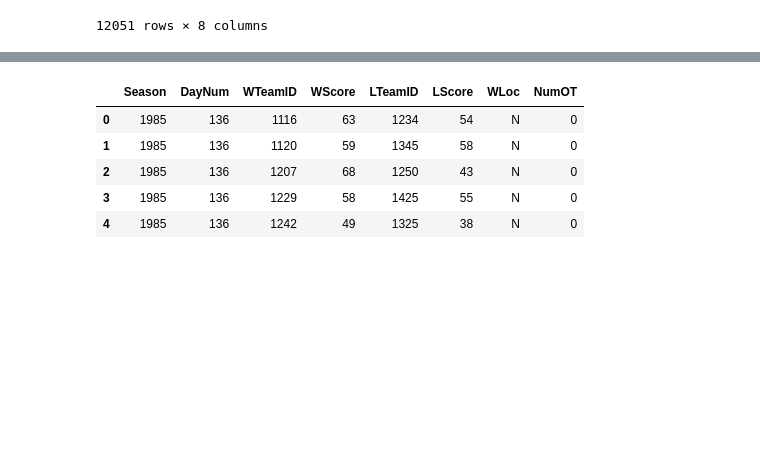
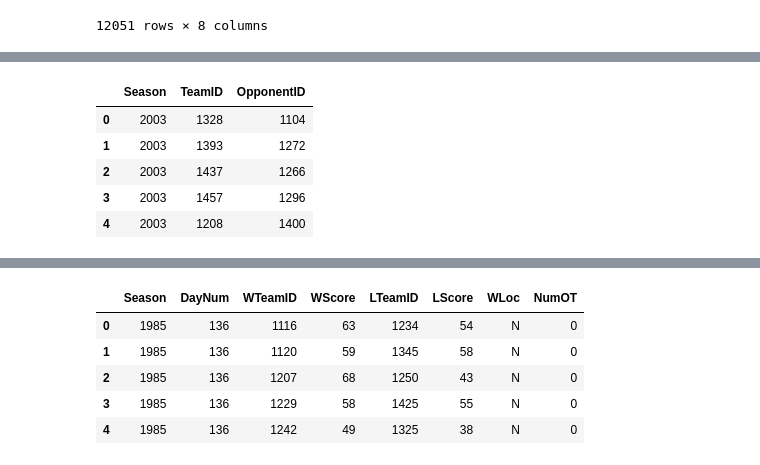
Before and after one commit to krishna-kasuganti/ncaa-bracket-model, a Jupyter notebook: notebooks/02_feature_engineering.ipynb, the cells around one changed output, grey strips where cells are left out. Cells and saved outputs as stored; diff of their text form; code cells hidden in the pictures; blank space fills up the shorter version.

```diff
--- a/notebooks/02_feature_engineering.ipynb
+++ b/notebooks/02_feature_engineering.ipynb
@@ -589,0 +607,9 @@ tournament_history
+# %%
+sos_losers.head()
+# %% [output]
+|  | Season | TeamID | OpponentID |
+| 0 | 2003 | 1328 | 1104 |
+| 1 | 2003 | 1393 | 1272 |
+| 2 | 2003 | 1437 | 1266 |
+| 3 | 2003 | 1457 | 1296 |
+| 4 | 2003 | 1208 | 1400 |
```
Also changed, not shown: parts of 27 cells of this notebook, 7 other files.
